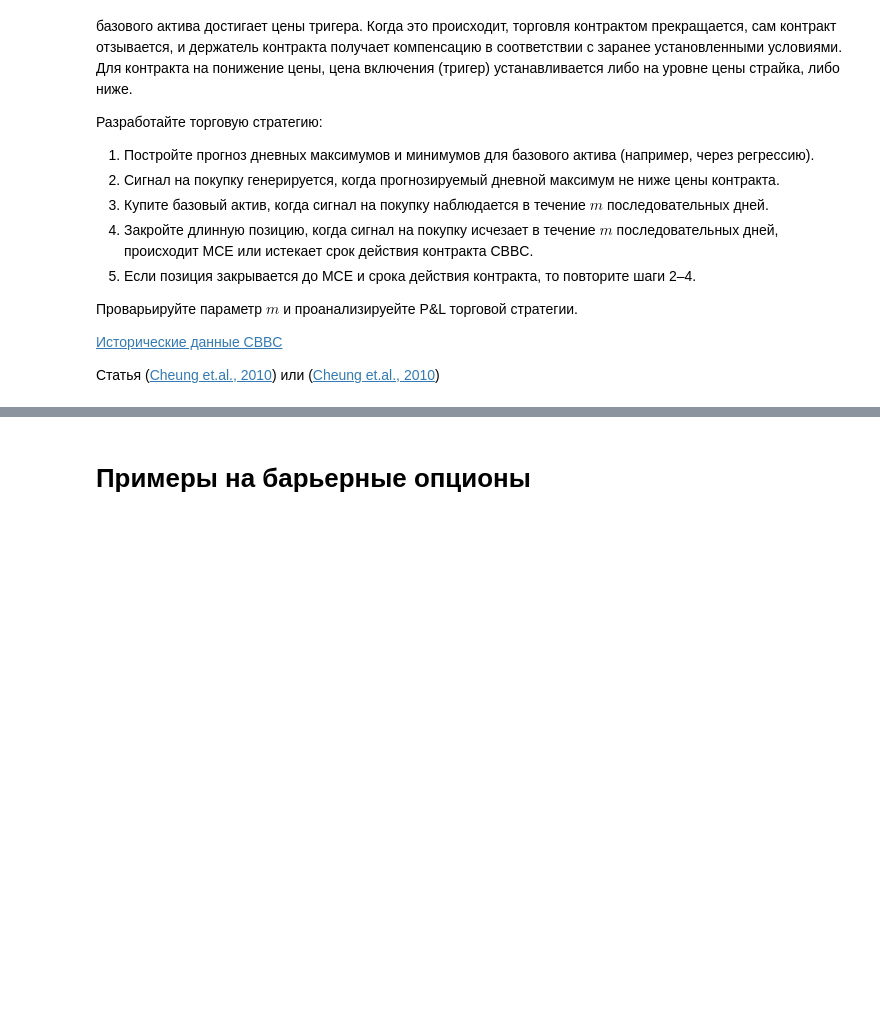
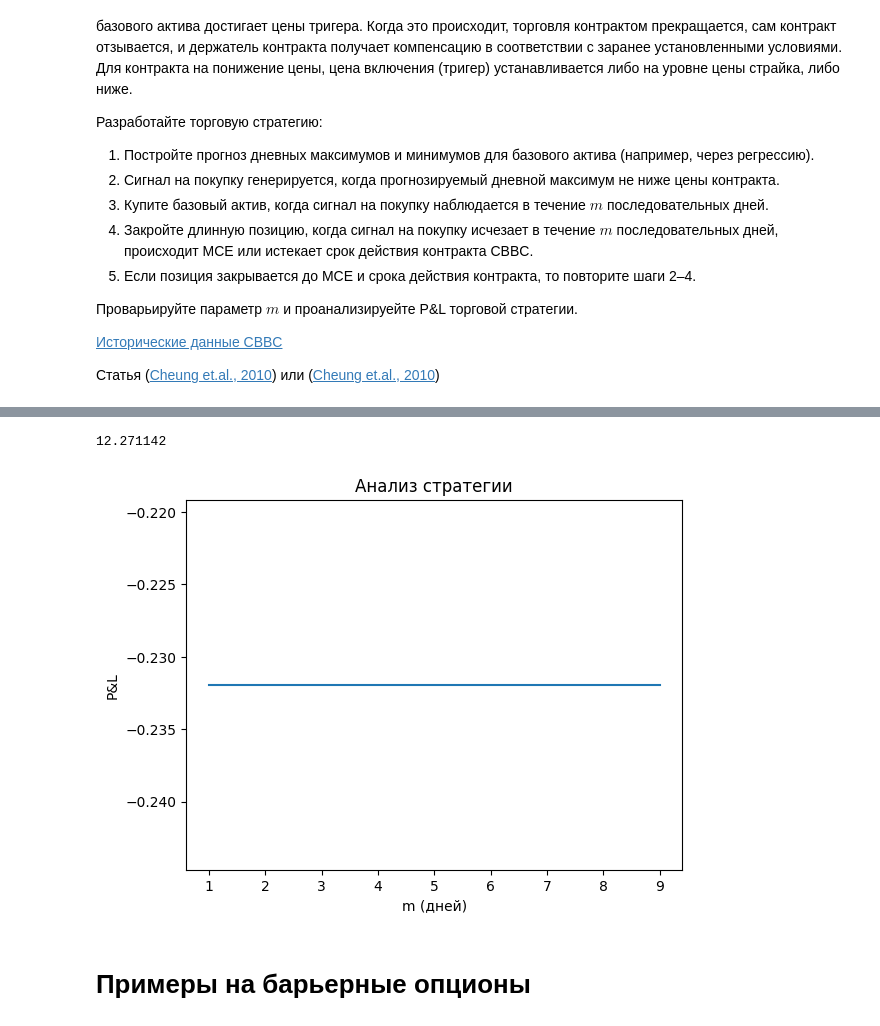
Before and after one commit to Kasymkhankhubiyev/Sirius-Uni, a Jupyter notebook: HybridFinancialInstruments/lab_2b_GSFP.ipynb, the cells around one changed output, grey strips where cells are left out. Saved outputs shown, nothing was run; the diff lists cells and outputs as text; code cells hidden in the pictures; blank space fills up the shorter version.

```diff
--- a/HybridFinancialInstruments/lab_2b_GSFP.ipynb
+++ b/HybridFinancialInstruments/lab_2b_GSFP.ipynb
@@ -676,0 +800,5 @@ plt.show()
+# %%
+sub_df['Signal'] = (sub_df['Predicted_High'] >= sub_df['CallLevel'] / 10 ** 6).astype(int)
+# %%
+m = 3
+sub_df['Buy_Signal'] = sub_df['Signal'].rolling(window=m).sum() == m
@@ -677,3 +824,42 @@ plt.show()
+# %%
+np.sum(np.abs(y_test - y_closing_pred) / y_closing_pred)
+# %% [output]
+12.271142
+# %%
+sub_df['ClosingPrice'] = y_closing_pred
+
+sub_df['Trade Date'] = df['Trade Date'].iloc[-len(y_high_pred):]
+sub_df['MaturityDate'] = df['MaturityDate'].iloc[-len(y_high_pred):]
+# %%
+position = 0  # Текущая позиция: 1 — длинная, 0 — нет позиции
+sub_df['PnL'] = 0
+
+for i in range(len(sub_df)):
+    if position == 0 and sub_df.loc[i, 'Buy_Signal']:
+        position = 1
+        buy_price = sub_df.loc[i, 'ClosingPrice']
+    elif position == 1:
+        if not sub_df.loc[i, 'Signal'] or sub_df.loc[i, 'Predicted_High'] >= sub_df.loc[i, 'CallLevel'] / 10**6 or df.loc[i, 'Trade Date'] >= df.loc[i, 'MaturityDate']:
+            sell_price = sub_df.loc[i, 'ClosingPrice']
+            sub_df.loc[i, 'PnL'] = sell_price - buy_price
+            position = 0
+# %%
+import matplotlib.pyplot as plt
+
+results = []
+for m in range(1, 10):
+    # Реализация стратегии с различными m
+    pnl = sub_df['PnL'].sum()
+    results.append({'m': m, 'PnL': pnl})
+
+# Визуализация
+plt.plot([r['m'] for r in results], [r['PnL'] for r in results])
+plt.xlabel('m (дней)')
+plt.ylabel('P&L')
+plt.title('Анализ стратегии')
+plt.show()
+# %% [output]
+[figure, added]
 # %% [markdown]
 # Примеры на барьерные опционы
 # %% [markdown]
```
Also changed, not shown: parts of 10 cells of this notebook, 2 other files.
